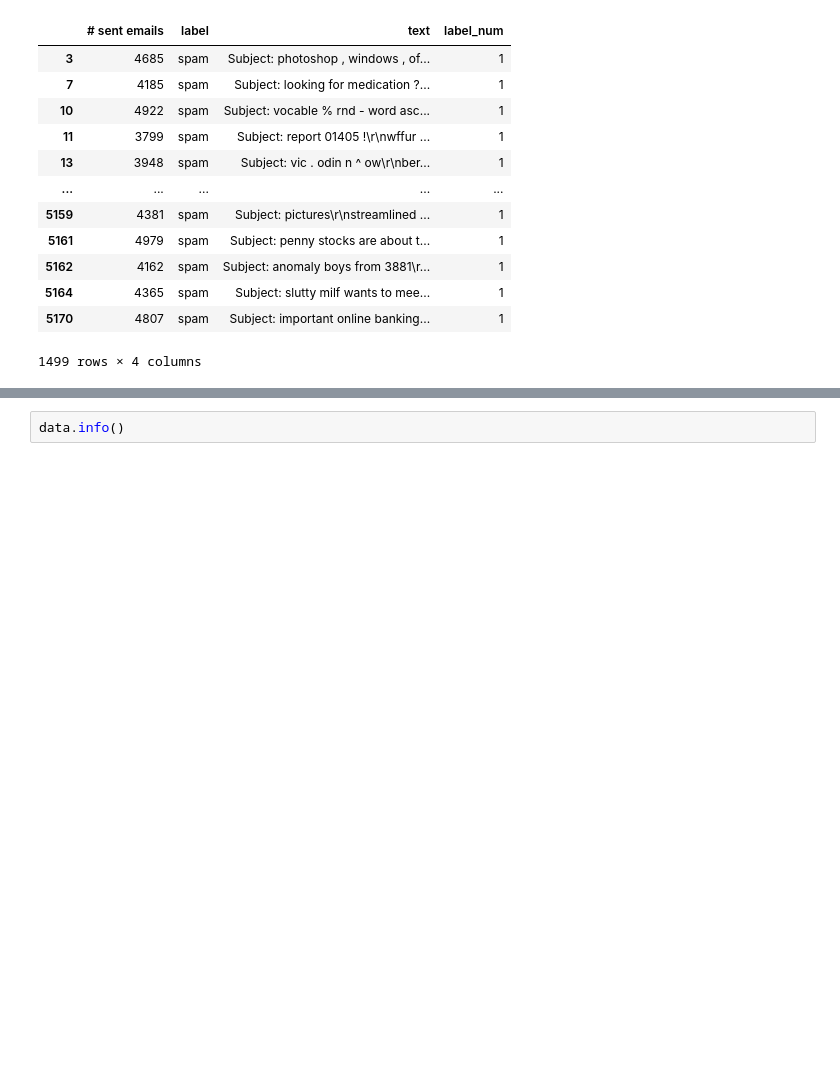
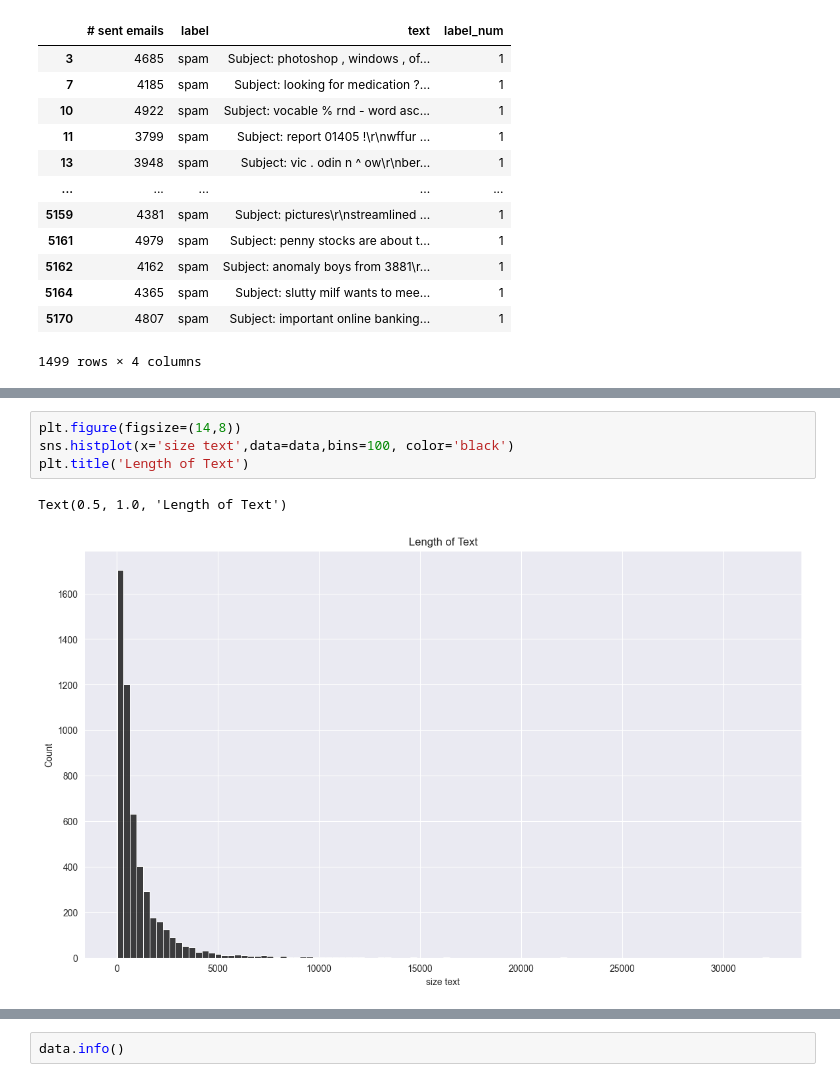
Before and after one commit to Alinist/Email-Spam-Classifier, a Jupyter notebook: Email_Spam_Detection.ipynb, the cells around one changed output, grey strips where cells are left out. Saved outputs shown, nothing was run; the diff lists cells and outputs as text; blank space fills up the shorter version.

```diff
--- a/Email_Spam_Detection.ipynb
+++ b/Email_Spam_Detection.ipynb
@@ -203,0 +217,7 @@ data[data["text"].duplicated()]
+# %%
+plt.figure(figsize=(14,8))
+sns.histplot(x='size text',data=data,bins=100, color='black')
+plt.title('Length of Text')
+# %% [output]
+Text(0.5, 1.0, 'Length of Text')
+[figure, added]
```
Also changed, not shown: parts of 18 cells of this notebook, 8 other files.
